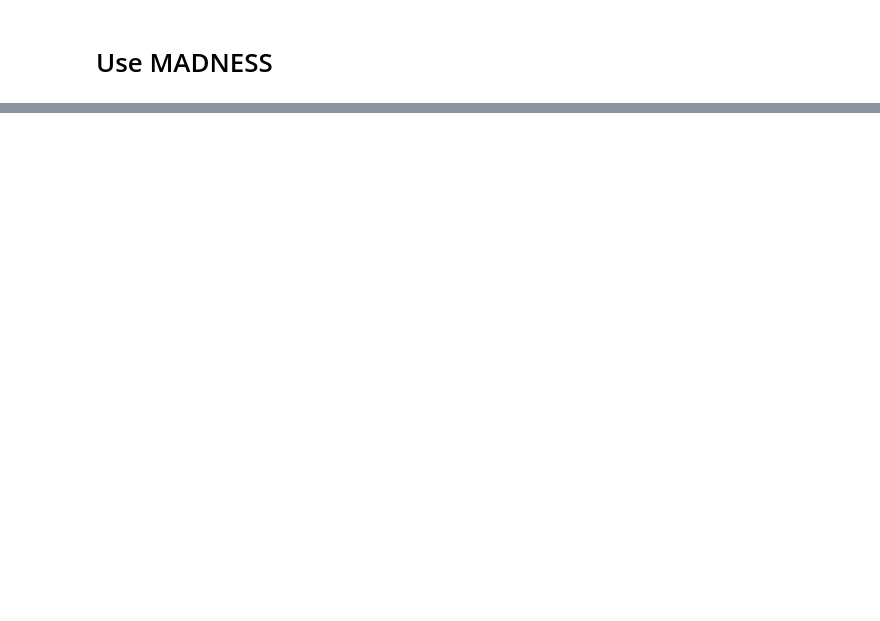
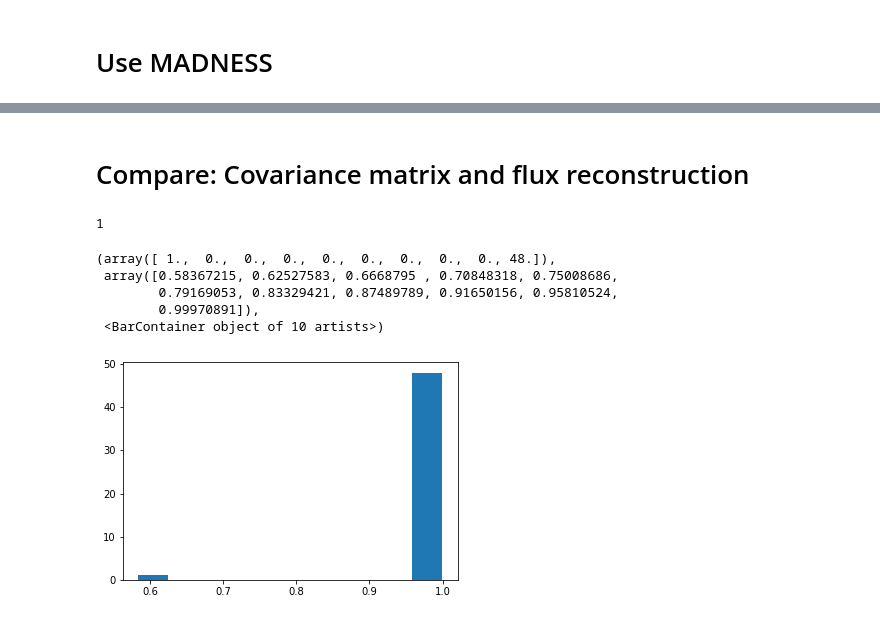
Before and after one commit to b-biswas/MADNESS-legacy, a Jupyter notebook: notebooks/run_SCARLET.ipynb, the cells around one changed output, grey strips where cells are left out. Saved outputs shown, nothing was run; the diff lists cells and outputs as text; code cells hidden in the pictures; blank space fills up the shorter version.

Commit message:
results against scarlet

```diff
--- a/notebooks/run_SCARLET.ipynb
+++ b/notebooks/run_SCARLET.ipynb
@@ -136,9 +166,9 @@ Wall time: 819 ms
 # %%
-predictions=[]
+scarlet_predictions=[]
 for i, image in enumerate(field_images):
     image = field_images[i]
     x_pos = blend['blend_list'][i]['y_peak']
     y_pos = blend['blend_list'][i]['x_peak']
-    model = predict_with_scarlet(image, x_pos=x_pos, y_pos=y_pos, show_scene=False, show_sources=False, filters=bands)
-    predictions.append(model)
+    predicted_sources = predict_with_scarlet(image, x_pos=x_pos, y_pos=y_pos, show_scene=False, show_sources=False, filters=bands)
+    scarlet_predictions.append(predicted_sources)
 # %% [output]
@@ -374,3 +264,37 @@ IDENT_1          ra                dec         ... not_drawn_z not_drawn_y
+# %% [markdown]
+# Compare: Covariance matrix and flux reconstruction
+# %%
+scarlet_cov = []
+scarlet_actual_flux = []
+scarlet_predicted_flux = []
+
+print(len(field_images))
+
+for blend_number in range(len(field_images)):
+
+    for galaxy_number in range(len(blend['blend_list'][blend_number])):
+
+        ground_truth_pixels = []
+        predicted_pixels = []
+        sig = []
+
+        current_galaxy = isolated_images[blend_number][galaxy_number]
+        cov, actual, predicted = compute_pixel_covariance_and_flux(scarlet_predictions[blend_number][galaxy_number], current_galaxy, field_images[0])
+
+        scarlet_cov.append(cov)
+        scarlet_actual_flux.append(actual)
+        scarlet_predicted_flux.append(predicted)
+# %% [output]
+1
+# %%
+plt.hist(scarlet_cov)
+# %% [output]
+(array([ 1.,  0.,  0.,  0.,  0.,  0.,  0.,  0.,  0., 48.]),
+ array([0.58367215, 0.62527583, 0.6668795 , 0.70848318, 0.75008686,
+        0.79169053, 0.83329421, 0.87489789, 0.91650156, 0.95810524,
+        0.99970891]),
+ <BarContainer object of 10 artists>)
+[figure, new version]
 # %%
 plt.hist(cov_madness);
 # %% [output]
```
Also changed, not shown: parts of 19 cells of this notebook.
